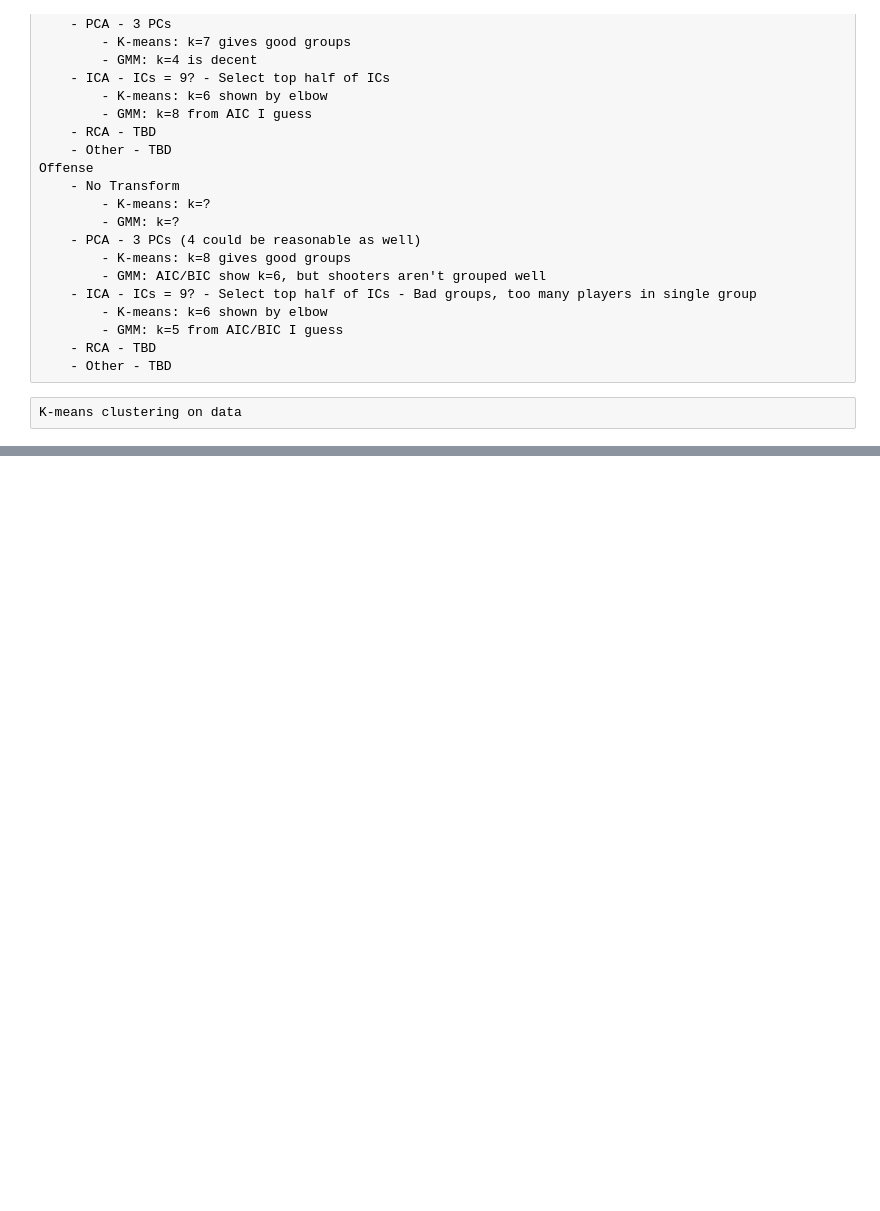
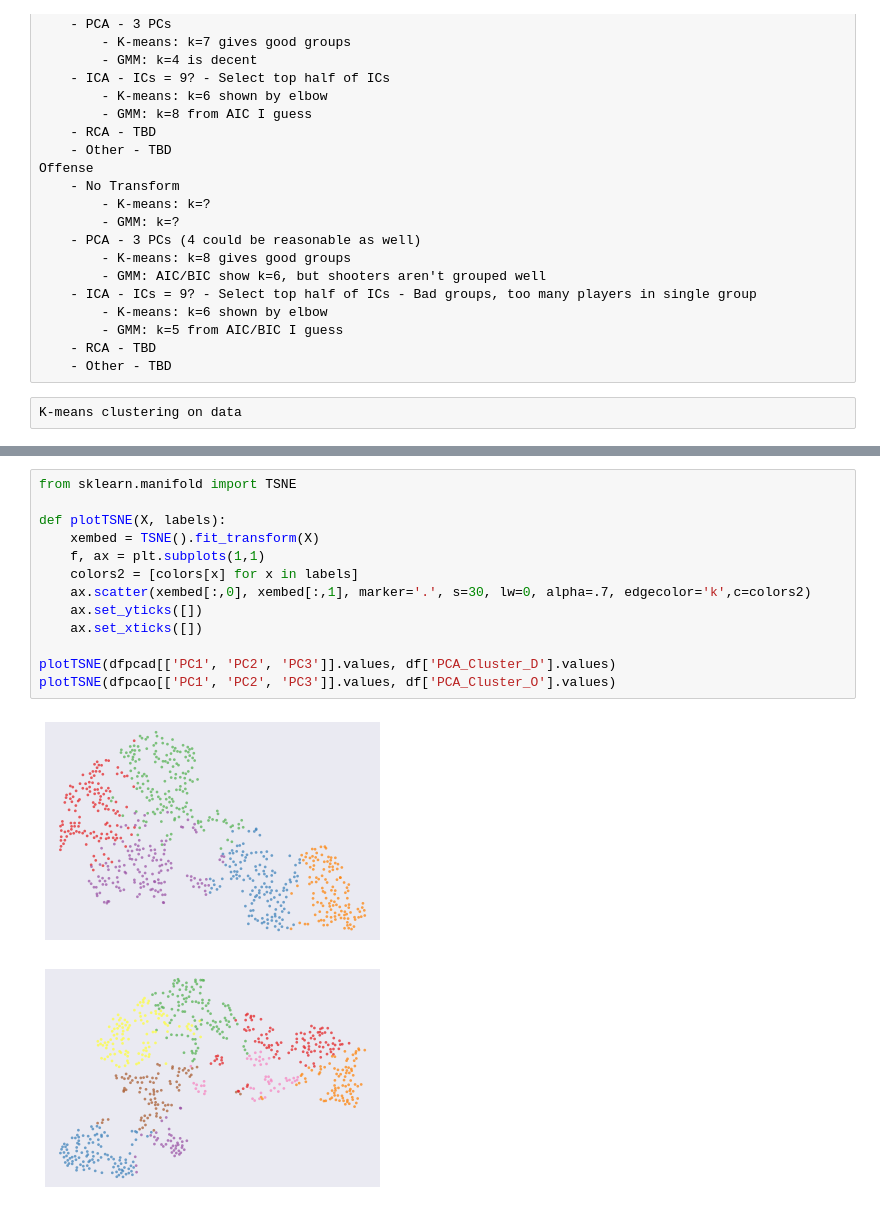
Before and after one commit to JohnLithio/NBACluster, a Jupyter notebook: Clustering.ipynb, the cells around one changed output, grey strips where cells are left out. Drawn from its saved outputs; the diff is of its cells as text; blank space fills up the shorter version.

```diff
--- a/Clustering.ipynb
+++ b/Clustering.ipynb
@@ -348,0 +149,16 @@ groupPlot('PC1', 'PC2', 10, dfpca)
+# %%
+from sklearn.manifold import TSNE
+
+def plotTSNE(X, labels):
+    xembed = TSNE().fit_transform(X)
+    f, ax = plt.subplots(1,1)
+    colors2 = [colors[x] for x in labels]
+    ax.scatter(xembed[:,0], xembed[:,1], marker='.', s=30, lw=0, alpha=.7, edgecolor='k',c=colors2)
+    ax.set_yticks([])
+    ax.set_xticks([])
+
+plotTSNE(dfpcad[['PC1', 'PC2', 'PC3']].values, df['PCA_Cluster_D'].values)
+plotTSNE(dfpcao[['PC1', 'PC2', 'PC3']].values, df['PCA_Cluster_O'].values)
+# %% [output]
+[figure, added]
+[figure, added]
```
Also changed, not shown: parts of 44 cells of this notebook, 1 other file.
